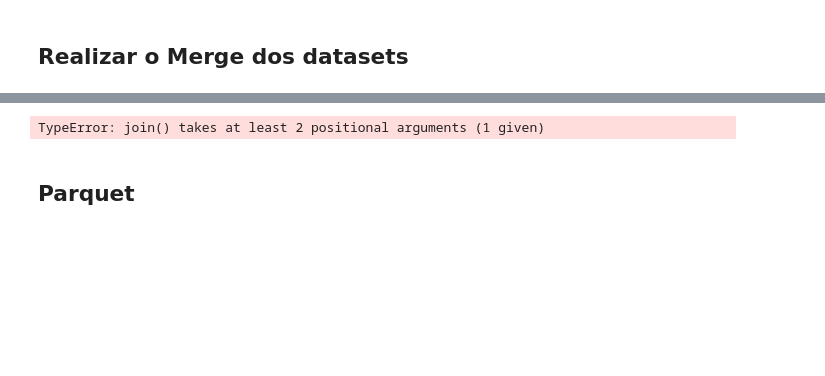
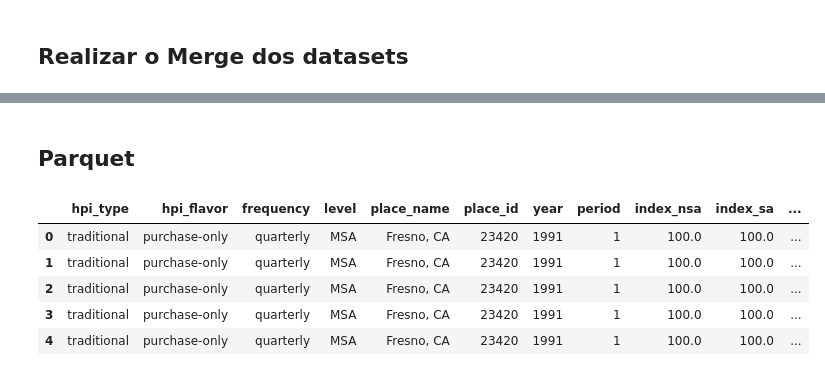
Before and after one commit to jjgonc/BigData_Project, a Jupyter notebook: merge.ipynb, the cells around one changed output, grey strips where cells are left out. Drawn from its saved outputs; the diff is of its cells as text; code cells hidden in the pictures; blank space fills up the shorter version.

```diff
--- a/merge.ipynb
+++ b/merge.ipynb
@@ -187,24 +242,30 @@ pq.write_table(table3, 'data_fb.parquet')
 # %%
 # Read Parquet files
-
-table_json = pq.read_table('data_json.parquet')
-table_ps = pq.read_table('data_ps.parquet')
-table_fb = pq.read_table('data_fb.parquet')
+# table_json = pq.read_table('../parquetFiles/data_json.parquet')
+# table_ps = pq.read_table('../parquetFiles/data_ps.parquet')
+# table_fb = pq.read_table('../parquetFiles/data_fb.parquet')
 
 # Join tables based on 'year' and 'period' columns
-merged_table = table_json.join(table_ps, on=['year', 'period']).join(table_fb, on=['year', 'period'])
+# merged_table = table_json.join(table_ps, ['year', 'period']).join(table_fb, ['year', 'period'])
 
-# Write merged table to Parquet file
-pq.write_table(merged_table, 'merged_data.parquet')
+# # Write merged table to Parquet file
+# pq.write_table(merged_table, '../parquetFiles/merged_data.parquet')
-# %% [output]
-TypeError: join() takes at least 2 positional arguments (1 given)
 # %% [markdown]
 ## Parquet
 # %%
 # Testar se o parquet está a funcionar
-table = pq.read_table('merged_data.parquet')
+table = pq.read_table('../parquetFiles/merged_data.parquet')
 
 # Convert to Pandas DataFrame
 df = table.to_pandas()
 
-df.info()
+df.head()
+
+# df.info()
+# %% [output]
+|  | hpi_type | hpi_flavor | frequency | level | place_name | place_id | year | period | index_nsa | index_sa | ... |
+| 0 | traditional | purchase-only | quarterly | MSA | Fresno, CA | 23420 | 1991 | 1 | 100.0 | 100.0 | ... |
+| 1 | traditional | purchase-only | quarterly | MSA | Fresno, CA | 23420 | 1991 | 1 | 100.0 | 100.0 | ... |
+| 2 | traditional | purchase-only | quarterly | MSA | Fresno, CA | 23420 | 1991 | 1 | 100.0 | 100.0 | ... |
+| 3 | traditional | purchase-only | quarterly | MSA | Fresno, CA | 23420 | 1991 | 1 | 100.0 | 100.0 | ... |
+| 4 | traditional | purchase-only | quarterly | MSA | Fresno, CA | 23420 | 1991 | 1 | 100.0 | 100.0 | ... |
```
Also changed, not shown: parts of 3 cells of this notebook.
